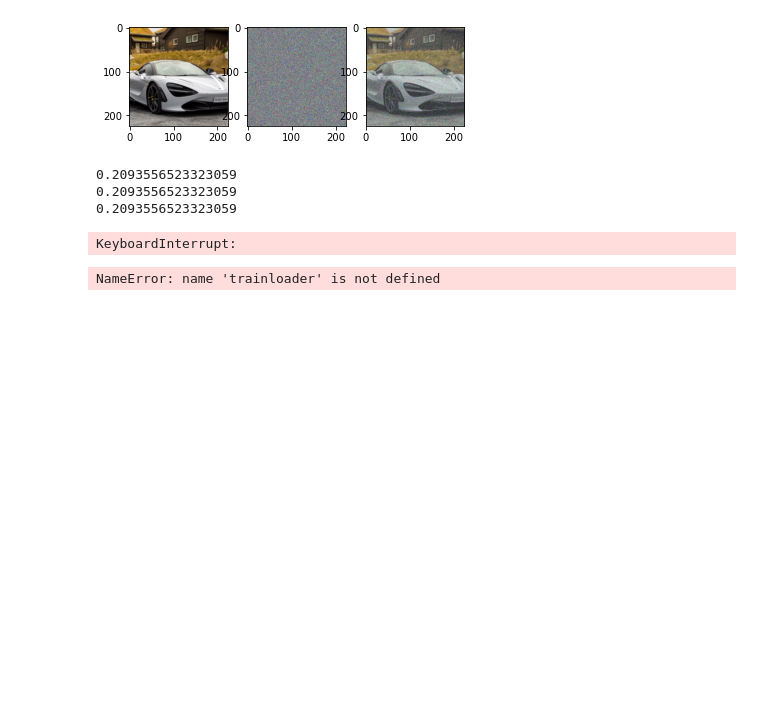
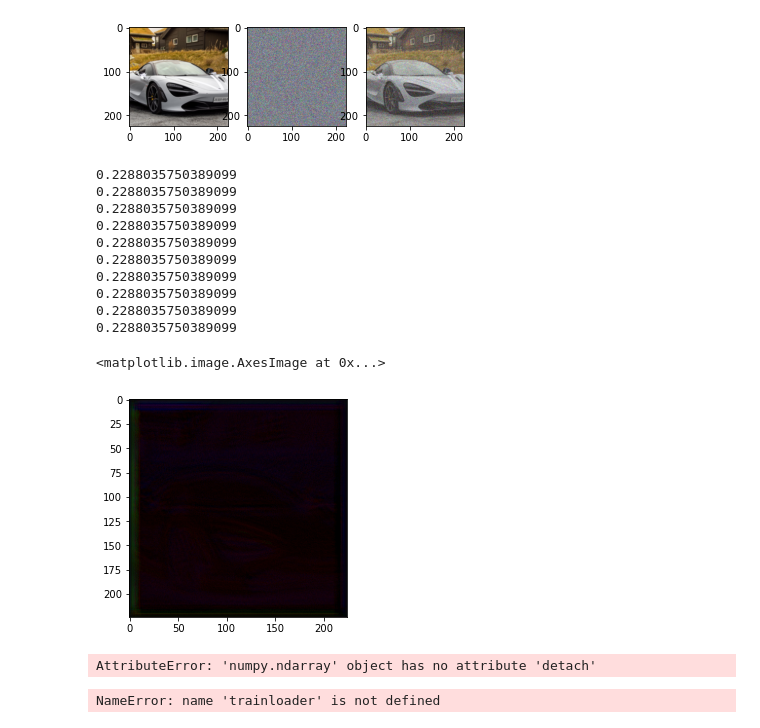
Before and after one commit to JaykishanPatel/IRNet-and-CNNs, a Jupyter notebook: alexnet/gomezvilla.ipynb, the cells around one changed output. Drawn from its saved outputs; the diff is of its cells as text; code cells hidden in the pictures; blank space fills up the shorter version.

```diff
--- a/alexnet/gomezvilla.ipynb
+++ b/alexnet/gomezvilla.ipynb
@@ -119,27 +119,37 @@ for layer in net.children():
 # %%
 for i in range(1000):
     optimizer.zero_grad()
-    out = net(imnoise.reshape(1, 3, 224, 224))
+    out = deep(imnoise.reshape(1, 3, 224, 224))
     loss = criterion(out, img.reshape(1, 3, 224, -1))
     loss.backward()
     optimizer.step()
 
     if i % 100 == 99:
         print(loss.item())
 
 out = out.detach().numpy()
 out = out[0].transpose(1, 2, 0)
 plt.imshow(out)
 # %% [output]
-0.2093556523323059
-0.2093556523323059
-0.2093556523323059
+0.2288035750389099
+0.2288035750389099
+0.2288035750389099
+0.2288035750389099
+0.2288035750389099
+0.2288035750389099
+0.2288035750389099
+0.2288035750389099
+0.2288035750389099
+0.2288035750389099
-KeyboardInterrupt:
+<matplotlib.image.AxesImage at 0x...>
+[figure, added]
 # %%
 
 out = out.detach().numpy()
 out = out[0].transpose(1, 2, 0)
 plt.imshow(out)
+# %% [output]
+AttributeError: 'numpy.ndarray' object has no attribute 'detach'
 # %%
 dataiter = iter(trainloader)
 images, labels = dataiter.next()
```
Also changed, not shown: parts of 1 cell of this notebook, 1 other file.
